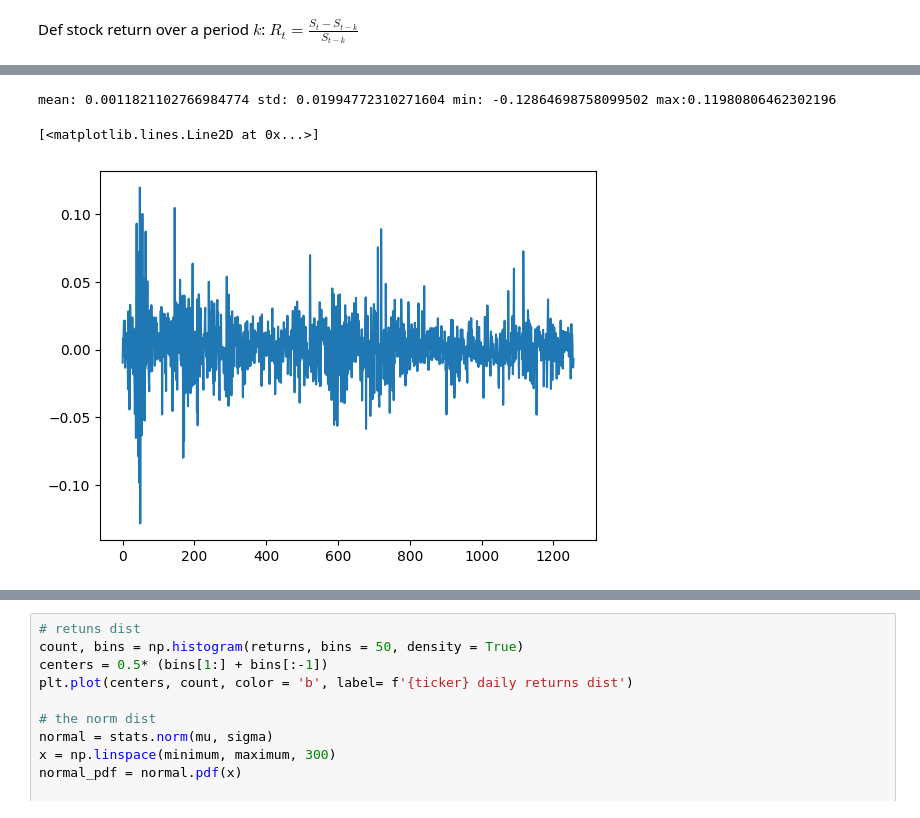
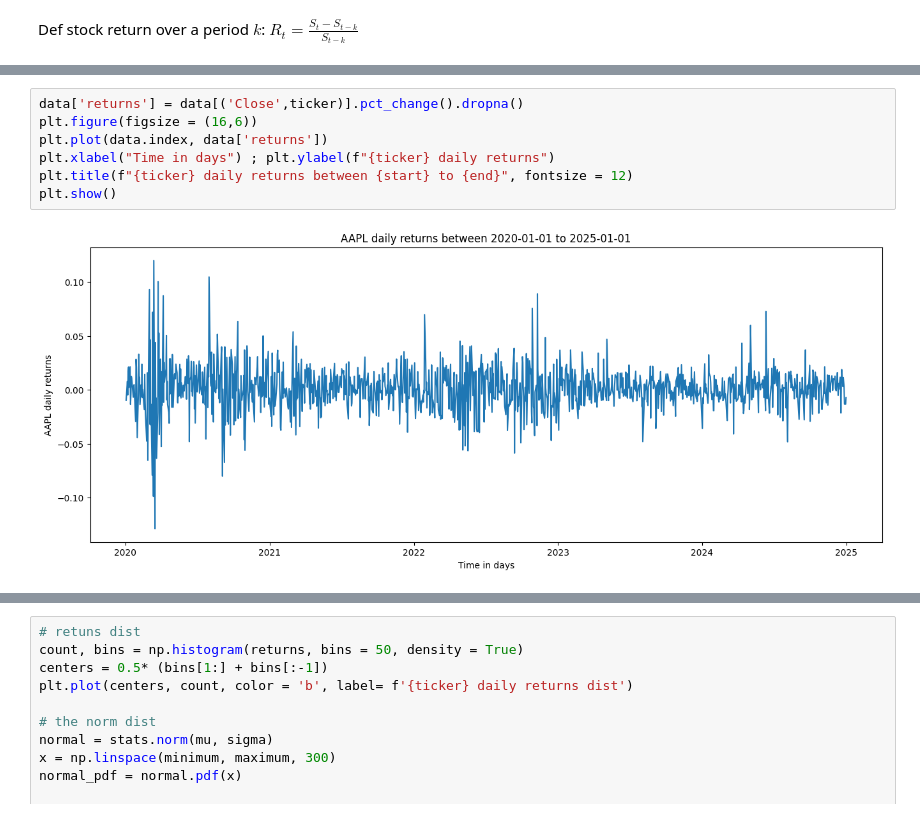
Before and after one commit to Menashe-Lorenzi/Market-Credit-Risk, a Jupyter notebook: risk_models.ipynb, the cells around one changed output, grey strips where cells are left out. Saved outputs shown, nothing was run; the diff lists cells and outputs as text.

```diff
--- a/risk_models.ipynb
+++ b/risk_models.ipynb
@@ -82,6 +82,10 @@ data.head()
 # %%
+data['returns'] = data[('Close',ticker)].pct_change().dropna()
+plt.figure(figsize = (16,6))
+plt.plot(data.index, data['returns'])
+plt.xlabel("Time in days") ; plt.ylabel(f"{ticker} daily returns")
+plt.title(f"{ticker} daily returns between {start} to {end}", fontsize = 12)
+plt.show()
 # %% [output]
-mean: 0.0011821102766984774 std: 0.01994772310271604 min: -0.12864698758099502 max:0.11980806462302196
-[<matplotlib.lines.Line2D at 0x...>]
-[figure, old version]
+[figure, new version]
 # %%
```
Also changed, not shown: parts of 15 cells of this notebook.
